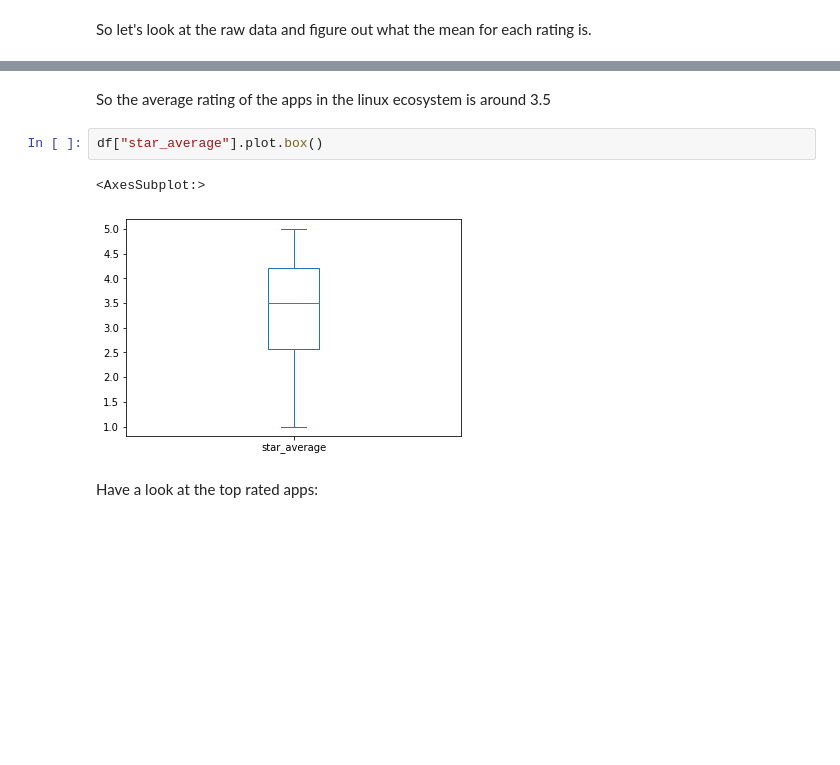
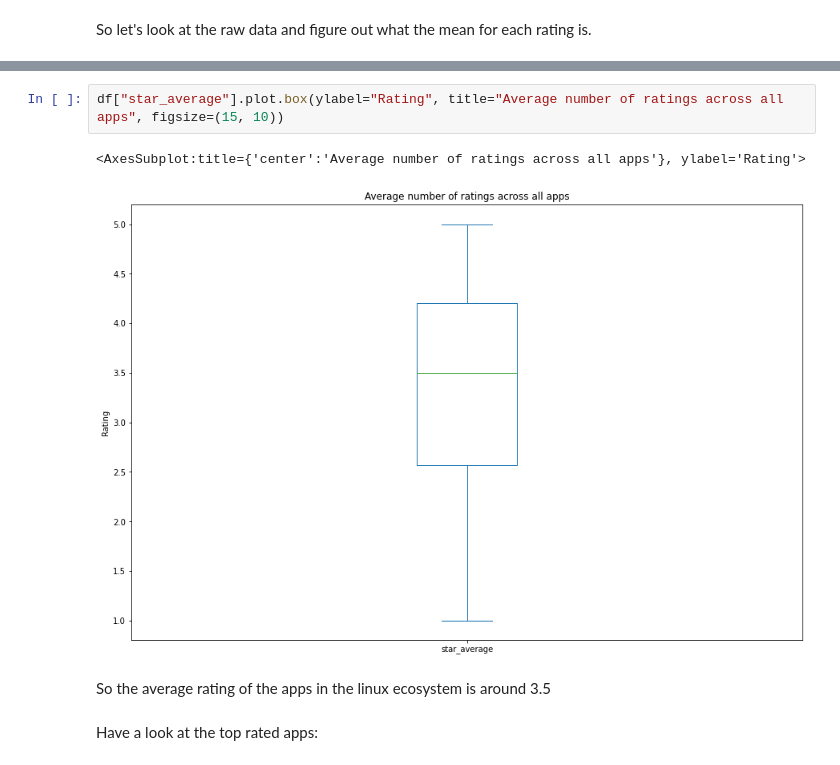
Before and after one commit to razzeee/app-reviews, a Jupyter notebook: stats.ipynb, the cells around one changed output, grey strips where cells are left out. Drawn from its saved outputs; the diff is of its cells as text; blank space fills up the shorter version.

```diff
--- a/stats.ipynb
+++ b/stats.ipynb
@@ -33,10 +31,10 @@ df[["star1", "star2", "star3", "star4", "star5"]].mean().plot()
+# %%
+df["star_average"].plot.box(ylabel="Rating", title="Average number of ratings across all apps", figsize=(15, 10))
+# %% [output]
+<AxesSubplot:title={'center':'Average number of ratings across all apps'}, ylabel='Rating'>
+[figure, added]
 # %% [markdown]
 So the average rating of the apps in the linux ecosystem is around 3.5
-# %%
-df["star_average"].plot.box()
-# %% [output]
-<AxesSubplot:>
-[figure, removed]
 # %% [markdown]
 Have a look at the top rated apps:
 # %%
```
Also changed, not shown: parts of 8 cells of this notebook.
